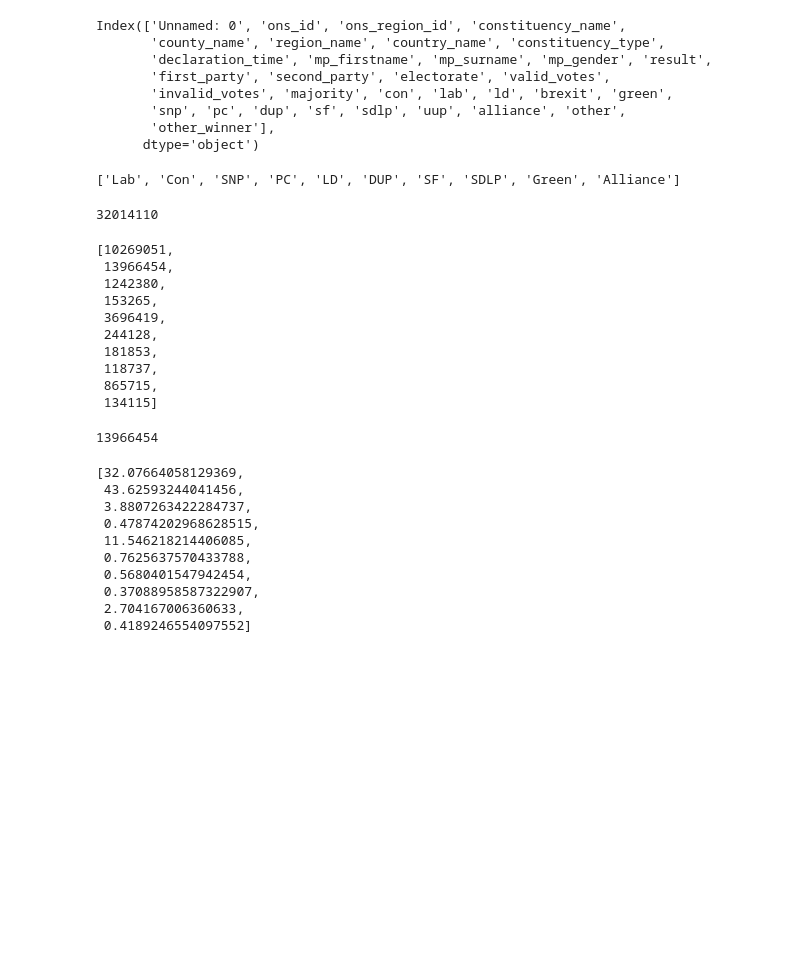
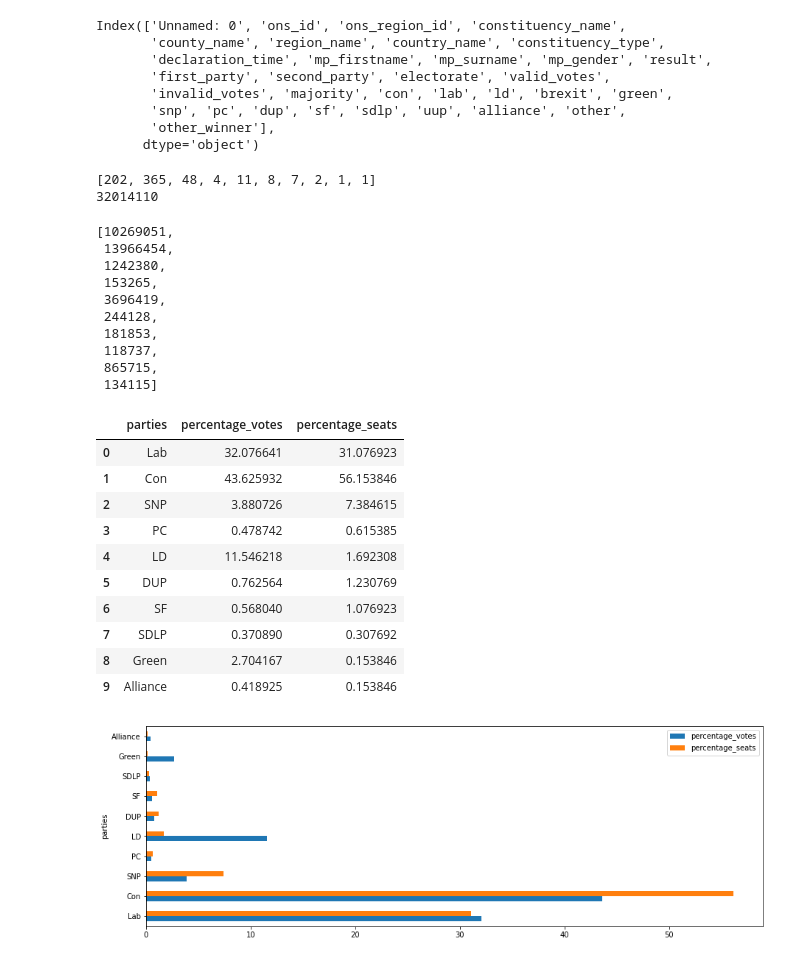
Before and after one commit to alanjones2/Alan-Jones-article-code, a Jupyter notebook: sqlpandas/sqlpandas.ipynb, the cells around one changed output. Saved outputs shown, nothing was run; the diff lists cells and outputs as text; code cells hidden in the pictures; blank space fills up the shorter version.

```diff
--- a/sqlpandas/sqlpandas.ipynb
+++ b/sqlpandas/sqlpandas.ipynb
@@ -186,19 +191,20 @@ Index(['Unnamed: 0', 'ons_id', 'ons_region_id', 'constituency_name',
        'snp', 'pc', 'dup', 'sf', 'sdlp', 'uup', 'alliance', 'other',
        'other_winner'],
       dtype='object')
-# %%
-partiesdf = list(partiesdf)
-partiesdf.remove('Spk')
-partiesdf
-# %% [output]
-['Lab', 'Con', 'SNP', 'PC', 'LD', 'DUP', 'SF', 'SDLP', 'Green', 'Alliance']
 # %%
+parties = list(partiesdf)
+parties.remove('Spk')
+seats = list(partyWinsdf)[:-1]
+#seats.remove('Spk')
+print(seats)
+
 total_votes=election_df['valid_votes'].sum()
 
 print(total_votes)
-total_votes_party = [election_df[i.lower()].sum(axis=0) for i in partiesdf]
+total_votes_party = [election_df[i.lower()].sum(axis=0) for i in parties]
 total_votes_party
 # %% [output]
+[202, 365, 48, 4, 11, 8, 7, 2, 1, 1]
 32014110
 [10269051,
  13966454,
@@ -210,22 +216,30 @@ total_votes_party
  118737,
  865715,
  134115]
-# %%
-election_df['con'].sum(axis=0)
-# %% [output]
-13966454
-# %%
-share = [ total_votes_party[i]/total_votes*100 for i in range(0,len(total_votes_party))]
-
-share
-# %% [output]
-[32.07664058129369,
- 43.62593244041456,
- 3.8807263422284737,
- 0.47874202968628515,
- 11.546218214406085,
- 0.7625637570433788,
- 0.5680401547942454,
- 0.37088958587322907,
- 2.704167006360633,
- 0.4189246554097552]
+# %%
+share = [ total_votes_party[i]/total_votes*100 for i in range(0,len(total_votes_party))]
+
+sharedf = pd.DataFrame()
+sharedf['parties'] = parties
+sharedf['percentage_votes'] = total_votes_party
+sharedf['percentage_votes']=sharedf['percentage_votes']/total_votes*100
+sharedf['percentage_seats'] = seats
+sharedf['percentage_seats']=sharedf['percentage_seats']/650*100
+
+sharedf.plot.barh(x='parties',figsize=(15,5))
+
+
+sharedf
+# %% [output]
+|  | parties | percentage_votes | percentage_seats |
+| 0 | Lab | 32.076641 | 31.076923 |
+| 1 | Con | 43.625932 | 56.153846 |
+| 2 | SNP | 3.880726 | 7.384615 |
+| 3 | PC | 0.478742 | 0.615385 |
+| 4 | LD | 11.546218 | 1.692308 |
+| 5 | DUP | 0.762564 | 1.230769 |
+| 6 | SF | 0.568040 | 1.076923 |
+| 7 | SDLP | 0.370890 | 0.307692 |
+| 8 | Green | 2.704167 | 0.153846 |
+| 9 | Alliance | 0.418925 | 0.153846 |
+[figure, added]
```
Also changed, not shown: parts of 1 cell of this notebook.
